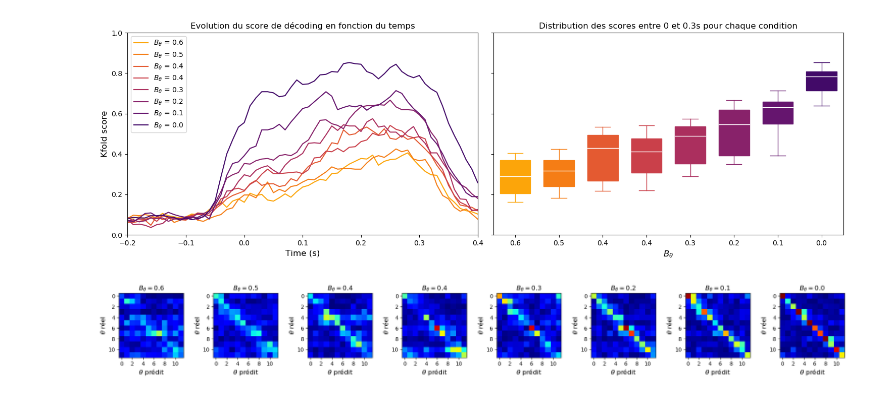
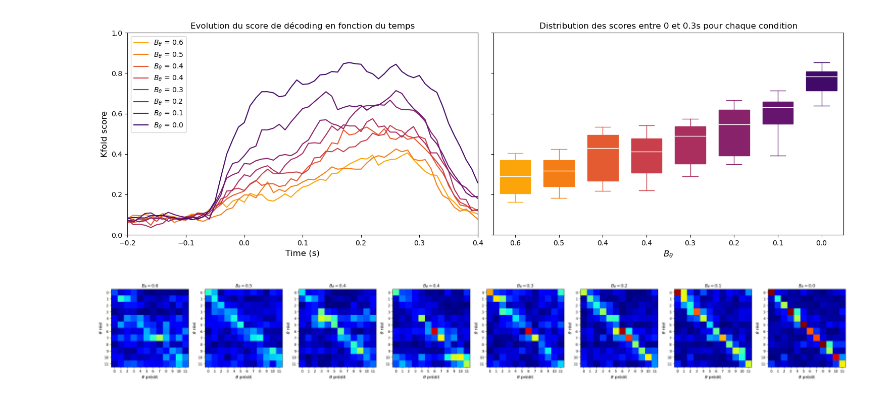
Before and after one commit to alexandre-laine/2023-INT-StageM1, a Jupyter notebook: Figure_decoding.ipynb, the cells around one changed output. Saved outputs shown, nothing was run; the diff lists cells and outputs as text; code cells hidden in the pictures.

```diff
--- a/Figure_decoding.ipynb
+++ b/Figure_decoding.ipynb
@@ -17,0 +15,10 @@ print("(theta,theta, Btheta)",np.shape(Matrice))
+# %%
+Matrice_theta=np.load("C:\\Users\Alex\OneDrive\Bureau\STAGE-INT-CoNeCT\CODE\semaine2\Decoding_V2\Matrices_decoding_theta.npy")[0]
+Scores_mean_theta=np.load("C:\\Users\Alex\OneDrive\Bureau\STAGE-INT-CoNeCT\CODE\semaine2\Decoding_V2\Scores_mean_decoding_theta_2.npy")[0]
+Scores_sd_theta=np.load("C:\\Users\Alex\OneDrive\Bureau\STAGE-INT-CoNeCT\CODE\semaine2\Decoding_V2\Scores_sd_decoding_theta_2.npy")[0]
+
+Matrice_btheta=np.load("C:\\Users\Alex\OneDrive\Bureau\STAGE-INT-CoNeCT\CODE\semaine2\Decoding_V2\Matrices_decoding_btheta.npy")[0][:,:,-1]
+Scores_mean_btheta=np.load("C:\\Users\Alex\OneDrive\Bureau\STAGE-INT-CoNeCT\CODE\semaine2\Decoding_V2\Scores_mean_decoding_btheta.npy")[0][:,-1]
+Scores_sd_btheta=np.load("C:\\Users\Alex\OneDrive\Bureau\STAGE-INT-CoNeCT\CODE\semaine2\Decoding_V2\Scores_sd_decoding_btheta.npy")[0][:,-1]
+
+print(np.shape(Matrice_btheta),np.shape(Matrice_theta),np.shape(Scores_mean_btheta),np.shape(Scores_mean_theta),np.shape(Scores_sd_btheta),np.shape(Scores_sd_theta))
@@ -18,7 +29,9 @@ print("(theta,theta, Btheta)",np.shape(Matrice))
 # %%
 fig,ax=plt.subplots(1,2,figsize=(15,5),sharey=True)
-for i in range(len(prm.B_thetas)):
-    ax[0].plot(timesteps,Scores[:,i],label=r"$B_{\theta}$ = "+str(round(prm.B_thetas[i],1)),color=prm.colors[i])
+#ax[0].hlines(0.5,timesteps.min(),timesteps.max(),linestyle="--",color="red")
+for i in range(len(B_thetas)):
+    ax[0].plot(timesteps,Scores_mean_theta[:,i],label=r"$B_{\theta}$ = "+str(round(B_thetas[i],1)),color=colors[i])
+    #ax[0].fill_between(timesteps,Scores_mean_theta[:,i]-Scores_sd_theta[:,i],Scores_mean_theta[:,i]+Scores_sd_theta[:,i],color=colors[i],label=r"$B_{\theta}$ = "+str(round(B_thetas[i],1)))
 ax[0].set_xlim(timesteps.min(),timesteps.max())
 ax[0].set_ylim(0,1)
 ax[0].set_xlabel("Time (s)",size=12)
@@ -26,29 +39,33 @@ ax[0].set_ylabel("Kfold score",size=12)
 ax[0].set_title("Evolution du score de décoding en fonction du temps",size=12)
 ax[0].legend()
 
-for i in range(len(prm.B_thetas)):
-    ax[1].boxplot(Scores[20:50,i],positions = [i],widths = 0.7, showmeans = False,showfliers = False,
-                  patch_artist=True, boxprops=dict(facecolor=prm.colors[i], color=prm.colors[i]),
-                  capprops=dict(color=prm.colors[i]), whiskerprops=dict(color=prm.colors[i]),
-                  flierprops=dict(color=prm.colors[i], markeredgecolor=prm.colors[i]),
+#ax[1].hlines(0.5,0,7,linestyle="--",color="red")
+for i in range(len(B_thetas)):
+    ax[1].boxplot(Scores_mean_theta[20:50,i],positions = [i],widths = 0.7, showmeans = False,showfliers = False,
+                  patch_artist=True, boxprops=dict(facecolor=colors[i], color=colors[i]),
+                  capprops=dict(color=colors[i]), whiskerprops=dict(color=colors[i]),
+                  flierprops=dict(color=colors[i], markeredgecolor=colors[i]),
                   medianprops=dict(color='white'))
 
-ax[1].set_xticklabels([round(prm.B_thetas[i],1) for i in range(len(prm.B_thetas))])
+ax[1].set_xticklabels([round(B_thetas[i],1) for i in range(len(B_thetas))])
 ax[1].set_xlabel(r"$B_{\theta}$",size=12)
 ax[1].set_title("Distribution des scores entre 0 et 0.3s pour chaque condition",size=12)
+
 plt.tight_layout()
 plt.show()
 # %% [output]
 [figure]
 # %%
-fig,ax=plt.subplots(1,8,figsize=(20,5))
-for i in range(len(prm.B_thetas)):
-    graph=ax[i].imshow(Matrice[:,:,i],vmin=0,vmax=3,cmap="jet")
-    ax[i].set_title(r"$B_{\theta} = $"+str(round(prm.B_thetas[i],1)),size=12)
+fig,ax=plt.subplots(1,8,figsize=(30,5))
+for i in range(len(B_thetas)):
+    graph=ax[i].imshow(Matrice_theta[:,:,i],vmin=0,vmax=3,cmap="jet")
+    ax[i].set_title(r"$B_{\theta} = $"+str(round(B_thetas[i],1)),size=12)
     ax[i].set_xlabel(r"$\theta$ prédit",size=12)
     ax[i].set_ylabel(r"$\theta$ réel",size=12)
-    ax[i].set_xticks(range(0,11,2))
+    ax[i].set_xticks(range(0,12))
+    ax[i].set_yticks(range(0,12))
+#fig.colorbar(graph,ax=ax[7])
 plt.tight_layout()
 plt.show()
 # %% [output]
-[figure, old version]
+[figure, new version]
```
Also changed, not shown: parts of 10 cells of this notebook, 5 other files.
